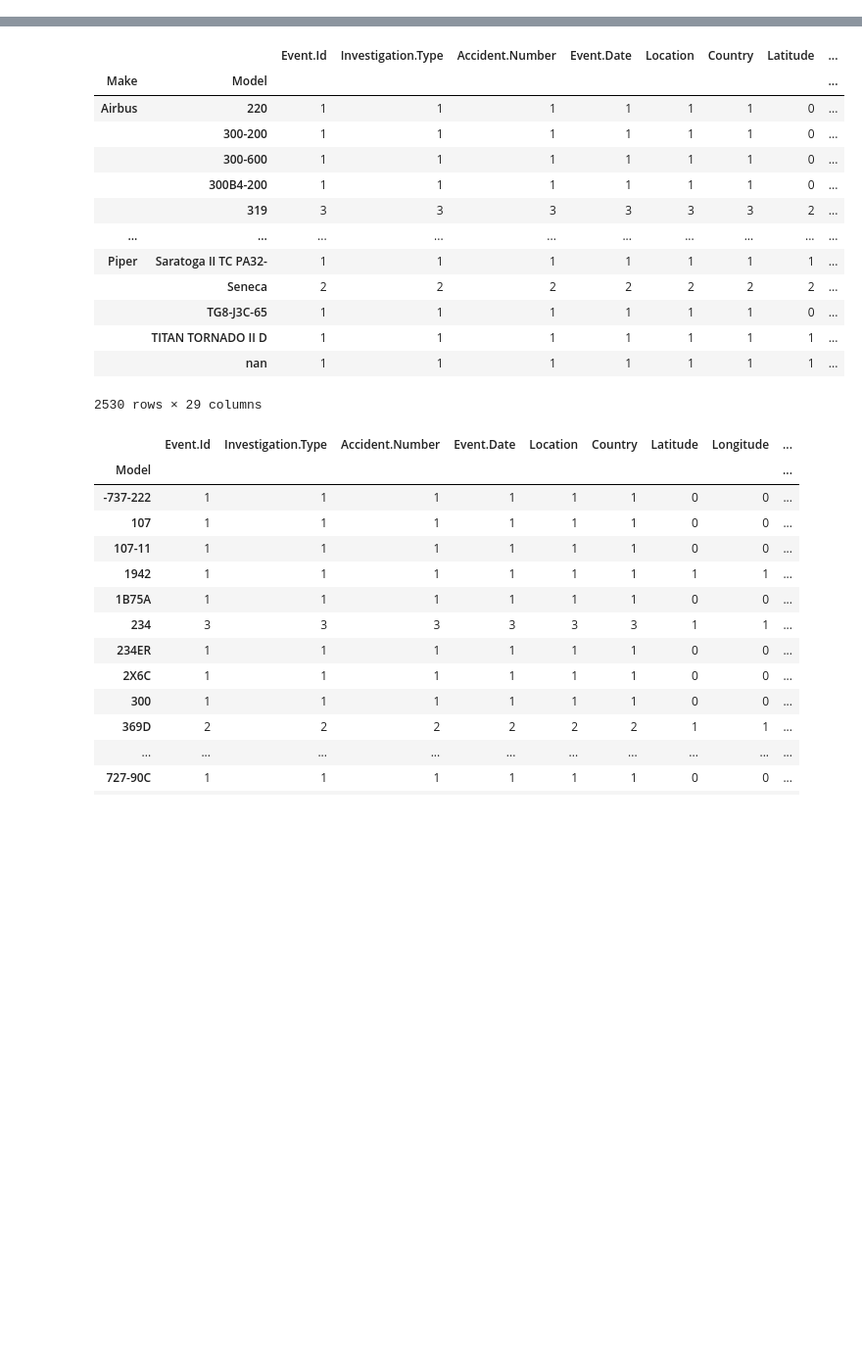
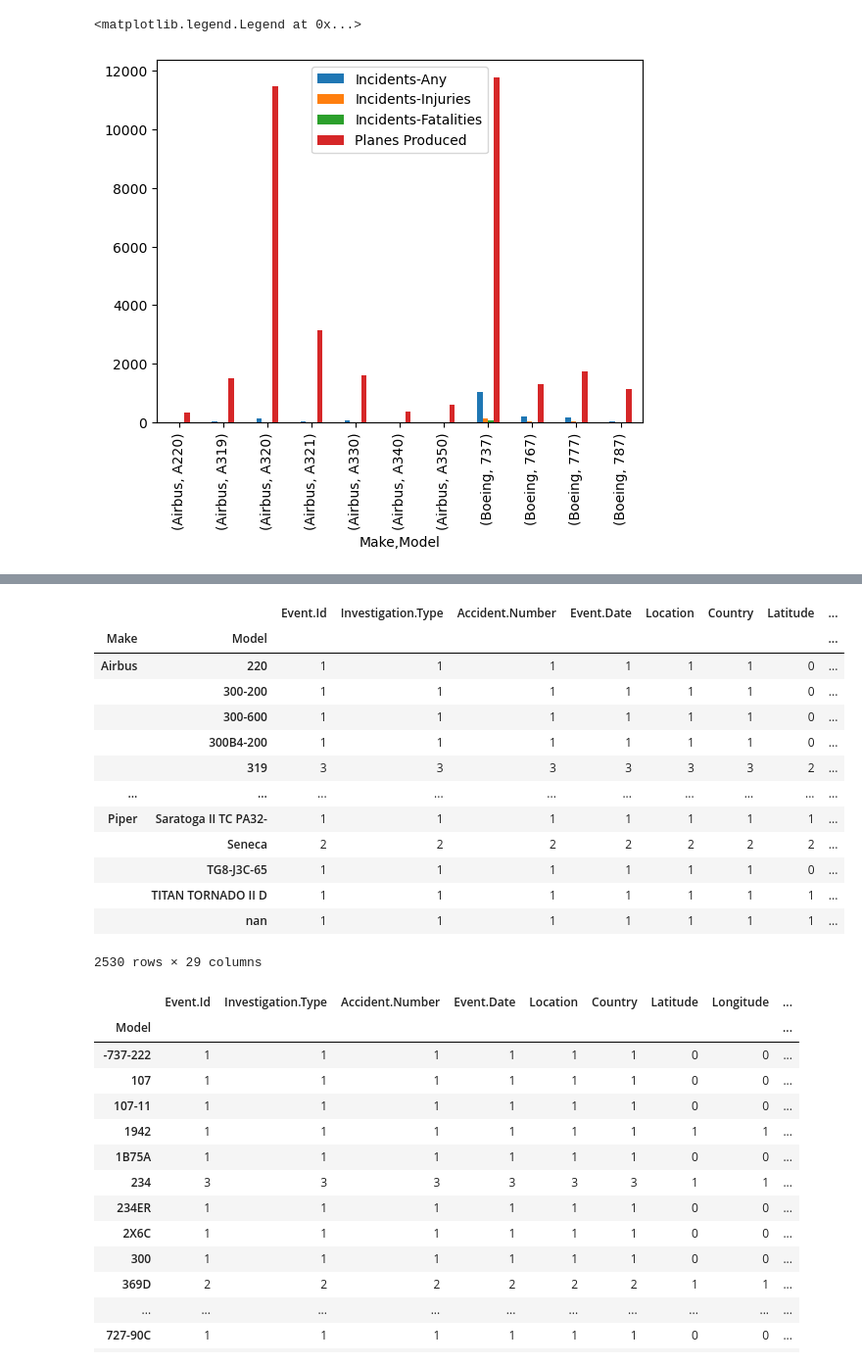
Before and after one commit to jgoett2/AirplaneRecommendations, a Jupyter notebook: AirplaneAnalysis.ipynb, the cells around one changed output, grey strips where cells are left out. Shown: that part at 98% size. Drawn from its saved outputs; the diff is of its cells as text; code cells hidden in the pictures; blank space fills up the shorter version.

Commit message:
Added visualizations

```diff
--- a/AirplaneAnalysis.ipynb
+++ b/AirplaneAnalysis.ipynb
@@ -51,0 +43,29 @@ df.groupby(["Make","Model"]).count()[""]
+# %%
+filter = df["Make"].map(lambda x:x in models_of_interest["Make"].unique())
+df = df[filter]
+
+filter = df["Model"].map(lambda x:x in models_of_interest["Model"].unique())
+df = df[filter]
+
+#df[df["Make"]=="Airbus"]
+
+
+for col in ["Total.Serious.Injuries","Total.Fatal.Injuries"]:
+    df[col]=df[col].map(lambda x:0 if np.isnan(x) else int(x))
+
+incidents = df.groupby(["Make","Model"]).count()["Total.Serious.Injuries"]
+incidents_injuries=df[df["Total.Serious.Injuries"]>0].groupby(["Make","Model"]).count()["Total.Serious.Injuries"]
+
+incidents_fatal=df[df["Total.Fatal.Injuries"]>0].groupby(["Make","Model"]).count()["Total.Fatal.Injuries"]
+injury_total=df.groupby(["Make","Model"]).sum()[["Total.Serious.Injuries","Total.Fatal.Injuries"]]
+# %%
+modelCompare=pd.concat([incidents,incidents_injuries,incidents_fatal,injury_total],axis=1)
+modelCompare.columns=["Incidents-Any","Incidents-Injuries","Incidents-Fatalities","Total Injuries","Total Fatalities"]
+
+for col in modelCompare.columns:
+    modelCompare[col]=modelCompare[col].map(lambda x: 0 if np.isnan(x) else int(x))
+
+
+produced = models_of_interest.set_index(["Make","Model"])
+modelCompare = modelCompare.sort_values(["Make","Model"])
+modelCompare = pd.concat([modelCompare,produced], axis=1)
@@ -51,0 +86,4 @@ df.groupby(["Make","Model"]).count()[""]
+# %%
+modelCompare["IncidentsRatio"]=modelCompare["Incidents-Any"]/modelCompare["Produced"]
+modelCompare["IncidentsFatalitiesRatio"]=modelCompare["Incidents-Fatalities"]/modelCompare["Produced"]
+modelCompare["IncidentsInjuriesRatio"]=modelCompare["Incidents-Injuries"]/modelCompare["Produced"]
@@ -51,0 +106,7 @@ df.groupby(["Make","Model"]).count()[""]
+# %%
+fig, ax = plt.subplots()
+modelCompare.plot.bar(y=["Incidents-Any","Incidents-Injuries","Incidents-Fatalities","Produced"], ax=ax)
+ax.legend(["Incidents-Any","Incidents-Injuries","Incidents-Fatalities","Planes Produced"])
+# %% [output]
+<matplotlib.legend.Legend at 0x...>
+[figure, added]
```
Also changed, not shown: parts of 11 cells of this notebook.
